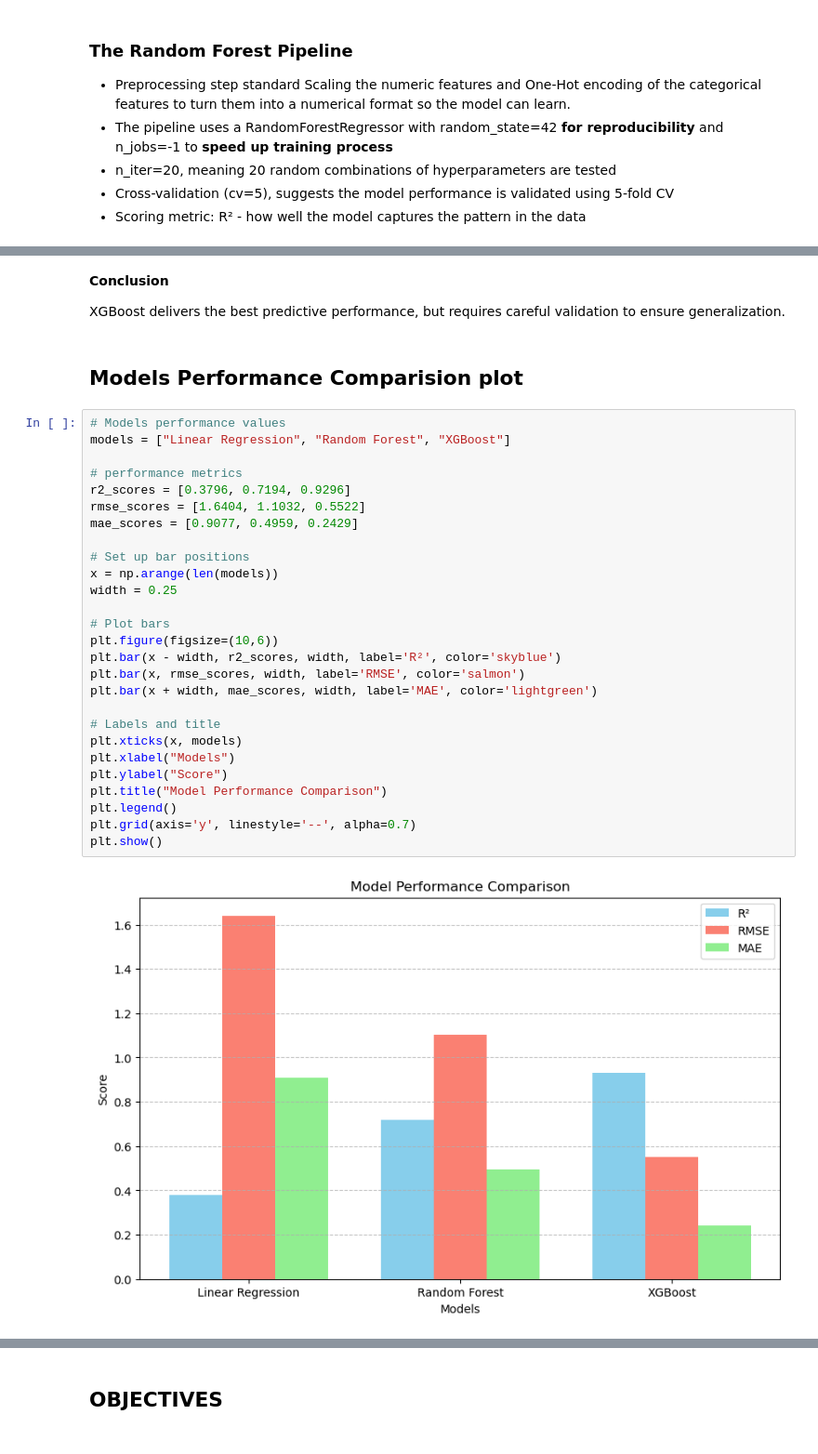
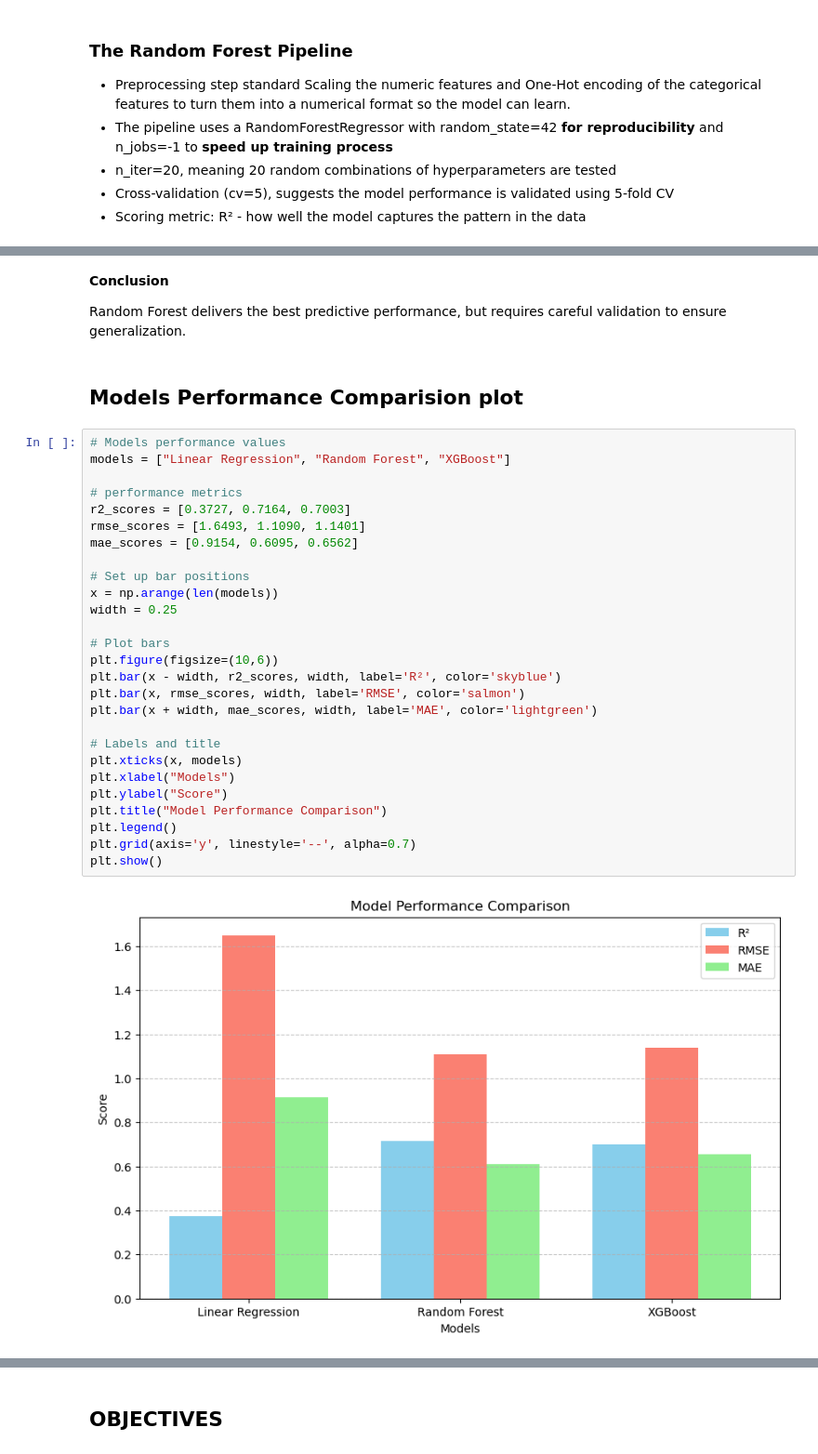
Before and after one commit to sheillamacharia/Regional_Crop_Yield_Prediction_Kenya, a Jupyter notebook: Final_Notebook.ipynb, the cells around one changed output, grey strips where cells are left out. Shown at 93% size. Drawn from its saved outputs; the diff is of its cells as text.

```diff
--- a/Final_Notebook.ipynb
+++ b/Final_Notebook.ipynb
@@ -1482,38 +1480,38 @@ This indicates:
 # %% [markdown]
 **Conclusion**
 
-XGBoost delivers the best predictive performance, but requires careful validation to ensure generalization.
+Random Forest delivers the best predictive performance, but requires careful validation to ensure generalization.
 # %% [markdown]
 ## **Models Performance Comparision plot**
 # %%
 # Models performance values
 models = ["Linear Regression", "Random Forest", "XGBoost"]
 
 # performance metrics
-r2_scores = [0.3796, 0.7194, 0.9296]
-rmse_scores = [1.6404, 1.1032, 0.5522]
-mae_scores = [0.9077, 0.4959, 0.2429]
+r2_scores = [0.3727, 0.7164, 0.7003]
+rmse_scores = [1.6493, 1.1090, 1.1401]
+mae_scores = [0.9154, 0.6095, 0.6562]
 
 # Set up bar positions
 x = np.arange(len(models))
 width = 0.25
 
 # Plot bars
 plt.figure(figsize=(10,6))
 plt.bar(x - width, r2_scores, width, label='R²', color='skyblue')
 plt.bar(x, rmse_scores, width, label='RMSE', color='salmon')
 plt.bar(x + width, mae_scores, width, label='MAE', color='lightgreen')
 
 # Labels and title
 plt.xticks(x, models)
 plt.xlabel("Models")
 plt.ylabel("Score")
 plt.title("Model Performance Comparison")
 plt.legend()
 plt.grid(axis='y', linestyle='--', alpha=0.7)
 plt.show()
 # %% [output]
-[figure, old version]
+[figure, new version]
 # %% [markdown]
 # **Model Performance Comparison**
 
```
Also changed, not shown: parts of 8 cells of this notebook, 4 other files.
